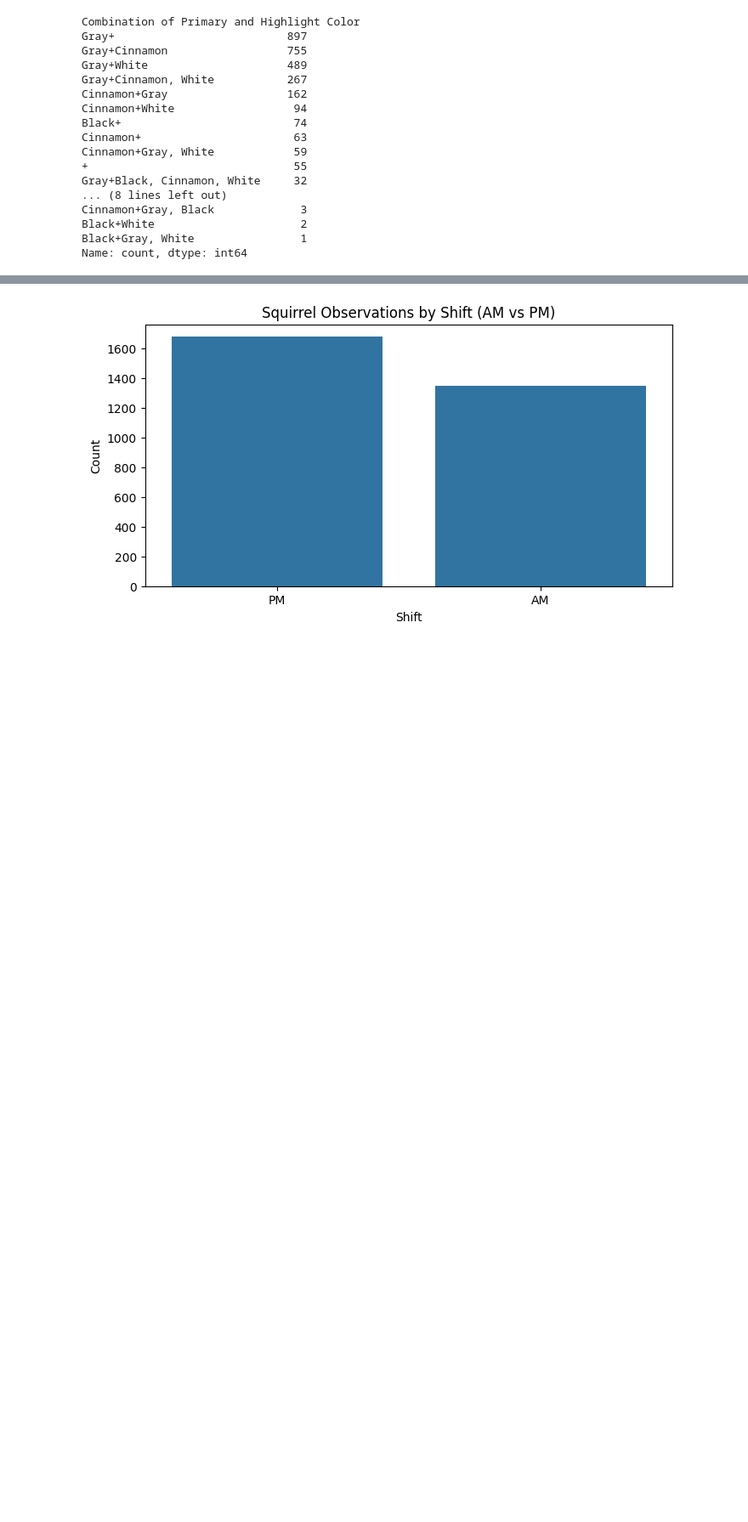
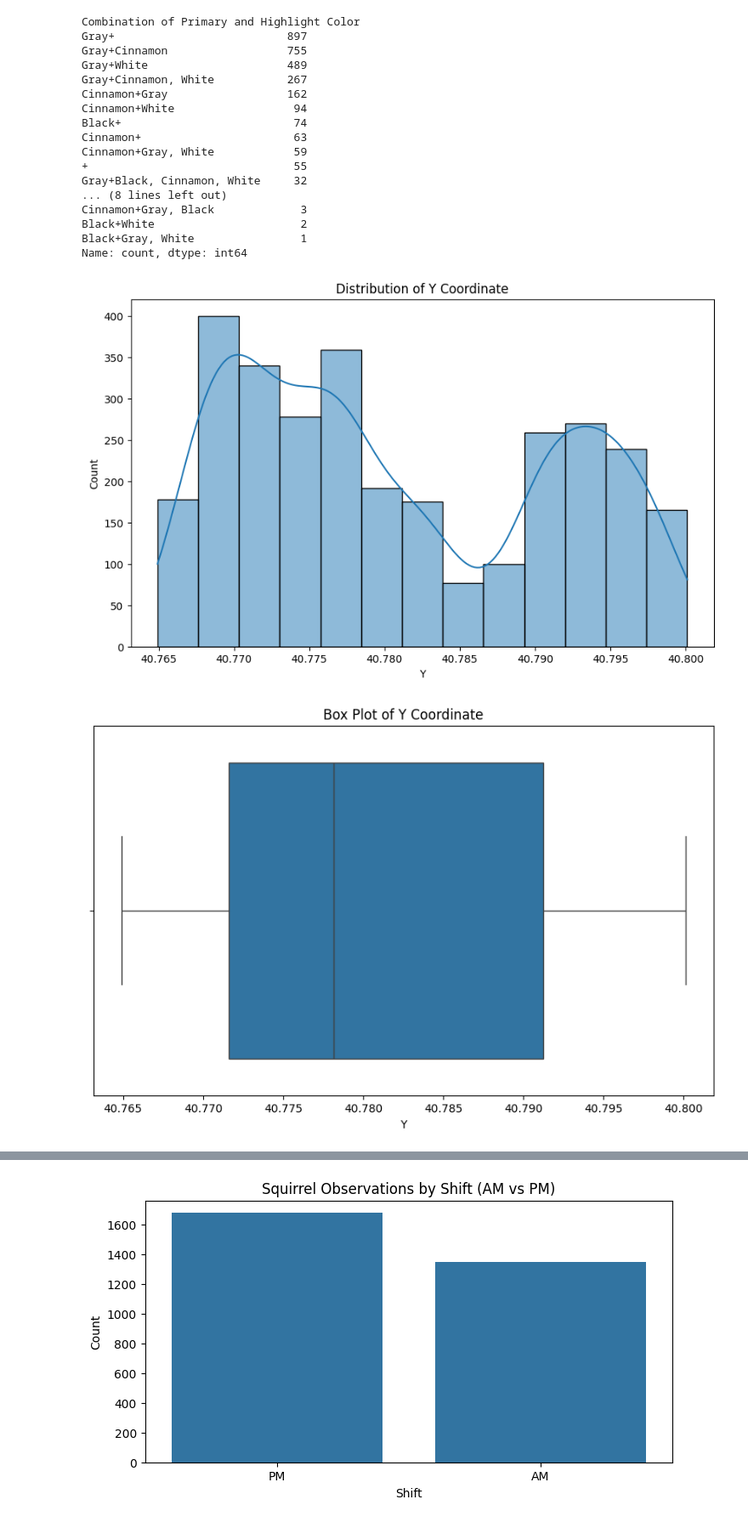
Before and after one commit to jyounes23/Nutosis, a Jupyter notebook: P2-Nutosis/Nutosis.ipynb, the cells around one changed output, grey strips where cells are left out. Shown at 85% size. Drawn from its saved outputs; the diff is of its cells as text; code cells hidden in the pictures; blank space fills up the shorter version.

```diff
--- a/P2-Nutosis/Nutosis.ipynb
+++ b/P2-Nutosis/Nutosis.ipynb
@@ -319,3 +365,18 @@ Cinnamon+Gray, Black             3
 Black+White                      2
 Black+Gray, White                1
 Name: count, dtype: int64
+# %%
+# Plotting a histogram for a numeric feature
+plt.figure(figsize=(10, 6))
+sns.histplot(data=final_combined_data, x="Y", kde=True)
+plt.title('Distribution of Y Coordinate')
+plt.show()
+
+# Boxplot for visual inspection of outliers
+plt.figure(figsize=(10, 6))
+sns.boxplot(x=final_combined_data['Y'])
+plt.title('Box Plot of Y Coordinate')
+plt.show()
+# %% [output]
+[figure, added]
+[figure, added]
```
Also changed, not shown: parts of 11 cells of this notebook, 1 other file.
